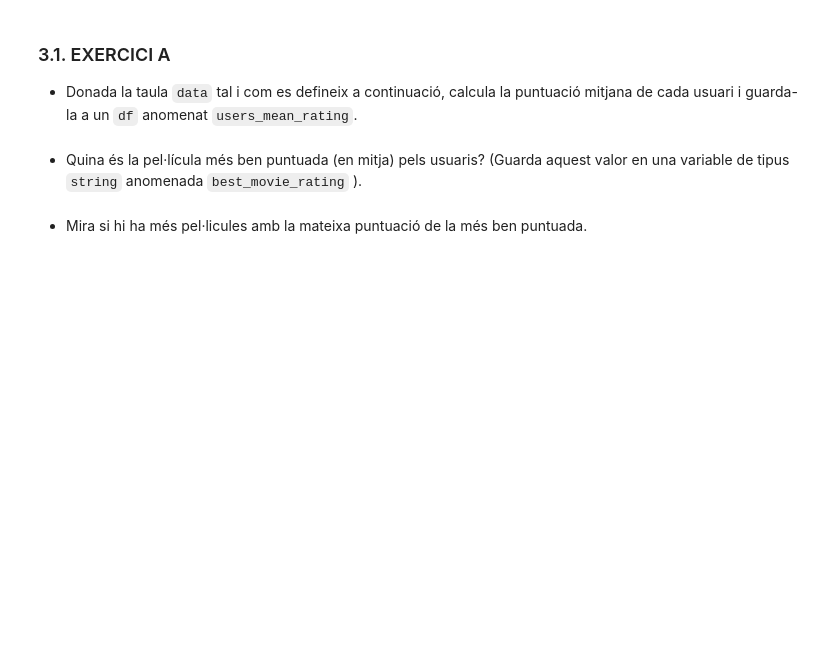
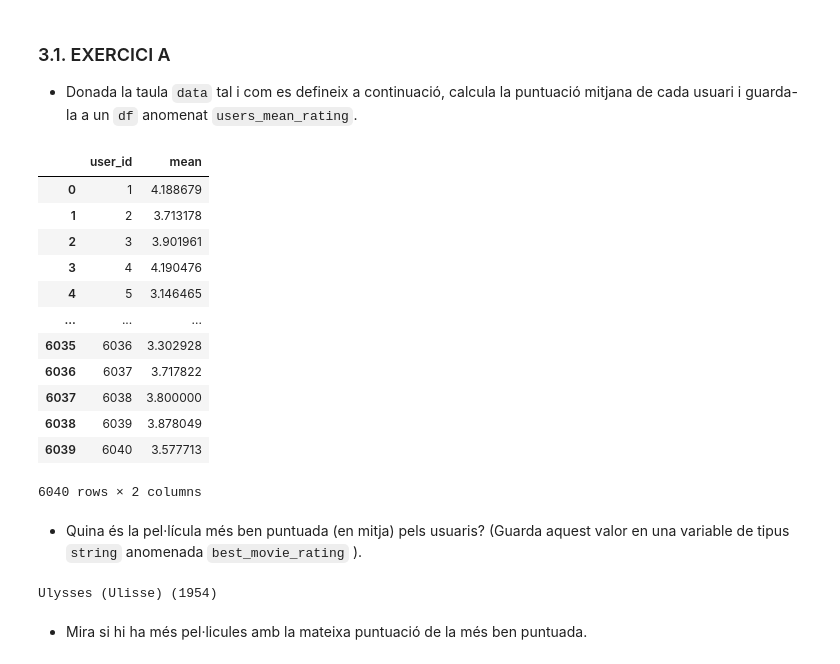
Before and after one commit to MohsinZamanShaheen/Workshop-On-New-Uses-Of-Computing, a Jupyter notebook: Pràctica 2.ipynb, the cells around one changed output. Cells and saved outputs as stored; diff of their text form; code cells hidden in the pictures; blank space fills up the shorter version.

```diff
--- a/Pràctica 2.ipynb
+++ b/Pràctica 2.ipynb
@@ -493,18 +493,31 @@ data_folder = 'ml-1m'
 # %%
 unames = ['user_id', 'gender', 'age', 'occupation', 'zip']
 users = pd.read_table(f'{data_folder}/users.dat', sep='::', header=None, names=unames, engine='python')
 rnames = ['user_id', 'movie_id', 'rating', 'timestamp']
 ratings = pd.read_table(f'{data_folder}/ratings.dat', sep='::', header=None, names=rnames, engine='python')
 mnames = ['movie_id', 'title', 'genres']
 movies = pd.read_table(f'{data_folder}/movies.dat', sep='::', header=None, names=mnames, engine='python',encoding='latin-1')
 
 data = pd.merge(pd.merge(ratings, users), movies)
 
 # la vostra solució aquí
 
 
-
-
+users_mean_rating = data.groupby('user_id')['rating'].mean().reset_index(name='mean')
 users_mean_rating
+# %% [output]
+|  | user_id | mean |
+| 0 | 1 | 4.188679 |
+| 1 | 2 | 3.713178 |
+| 2 | 3 | 3.901961 |
+| 3 | 4 | 4.190476 |
+| 4 | 5 | 3.146465 |
+| ... | ... | ... |
+| 6035 | 6036 | 3.302928 |
+| 6036 | 6037 | 3.717822 |
+| 6037 | 6038 | 3.800000 |
+| 6038 | 6039 | 3.878049 |
+| 6039 | 6040 | 3.577713 |
+6040 rows × 2 columns
 # %% [markdown]
 + Quina és la pel·lícula més ben puntuada (en mitja) pels usuaris? (Guarda aquest valor en una variable de tipus ``string`` anomenada ``best_movie_rating`` ).
@@ -518,2 +524,12 @@ print(best_movie_rating)
+# %%
+# la vostra solució aquí
+
+movie = data.groupby('title')['rating'].mean().reset_index(name='mean').sort_values(by='mean', ascending=False).iloc[0]
+
+best_movie_rating = movie['title']
+
+print(best_movie_rating)
+# %% [output]
+Ulysses (Ulisse) (1954)
 # %% [markdown]
 + Mira si hi ha més pel·licules amb la mateixa puntuació de la més ben puntuada.
```
Also changed, not shown: parts of 13 cells of this notebook.
